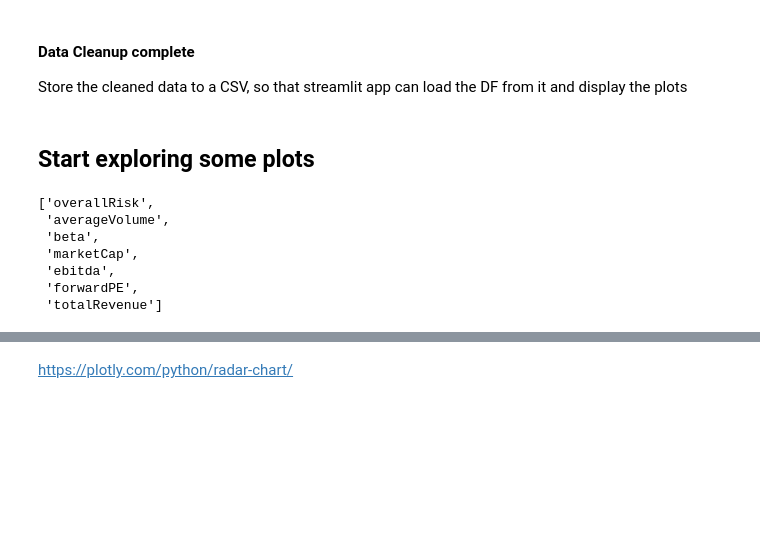
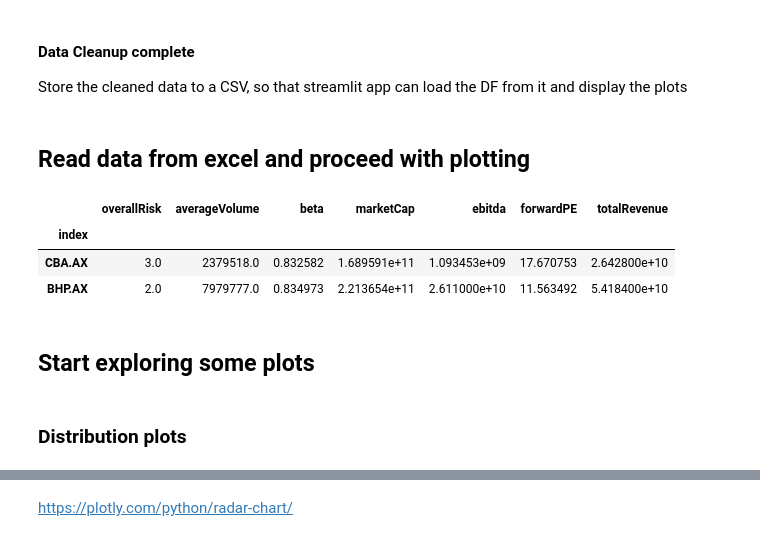
Before and after one commit to siddheshtungare/Portfolio-analysis-streamlit, a Jupyter notebook: Fundamental_Analysis.ipynb, the cells around one changed output, grey strips where cells are left out. Cells and saved outputs as stored; diff of their text form; code cells hidden in the pictures; blank space fills up the shorter version.

```diff
--- a/Fundamental_Analysis.ipynb
+++ b/Fundamental_Analysis.ipynb
@@ -166,15 +120,15 @@ Name: forwardPE, dtype: float64
 Store the cleaned data to a CSV, so that streamlit app can load the DF from it and display the plots
 # %%
 df_fundamentals.to_csv(f"Resources/Fundamentals_data_{index_to_run}.csv", index=None)
+# %% [markdown]
+## Read data from excel and proceed with plotting
+# %%
+df_fundamentals = pd.read_csv(f"Resources/Fundamentals_data_{index_to_run}.csv", index_col=0)
+df_fundamentals.head(2)
+# %% [output]
+|  | overallRisk | averageVolume | beta | marketCap | ebitda | forwardPE | totalRevenue |
+| index |  |  |  |  |  |  |  |
+| CBA.AX | 3.0 | 2379518.0 | 0.832582 | 1.689591e+11 | 1.093453e+09 | 17.670753 | 2.642800e+10 |
+| BHP.AX | 2.0 | 7979777.0 | 0.834973 | 2.213654e+11 | 2.611000e+10 | 11.563492 | 5.418400e+10 |
 # %% [markdown]
 ## Start exploring some plots
-# %%
-list_of_keys
-# %% [output]
-['overallRisk',
- 'averageVolume',
- 'beta',
- 'marketCap',
- 'ebitda',
- 'forwardPE',
- 'totalRevenue']
@@ -181,3 +137,5 @@ list_of_keys
+# %% [markdown]
+### Distribution plots
 # %%
 plot = df_fundamentals.hvplot.kde("marketCap", title="Normal Distribution")
 
```
Also changed, not shown: parts of 20 cells of this notebook, 2 other files.
